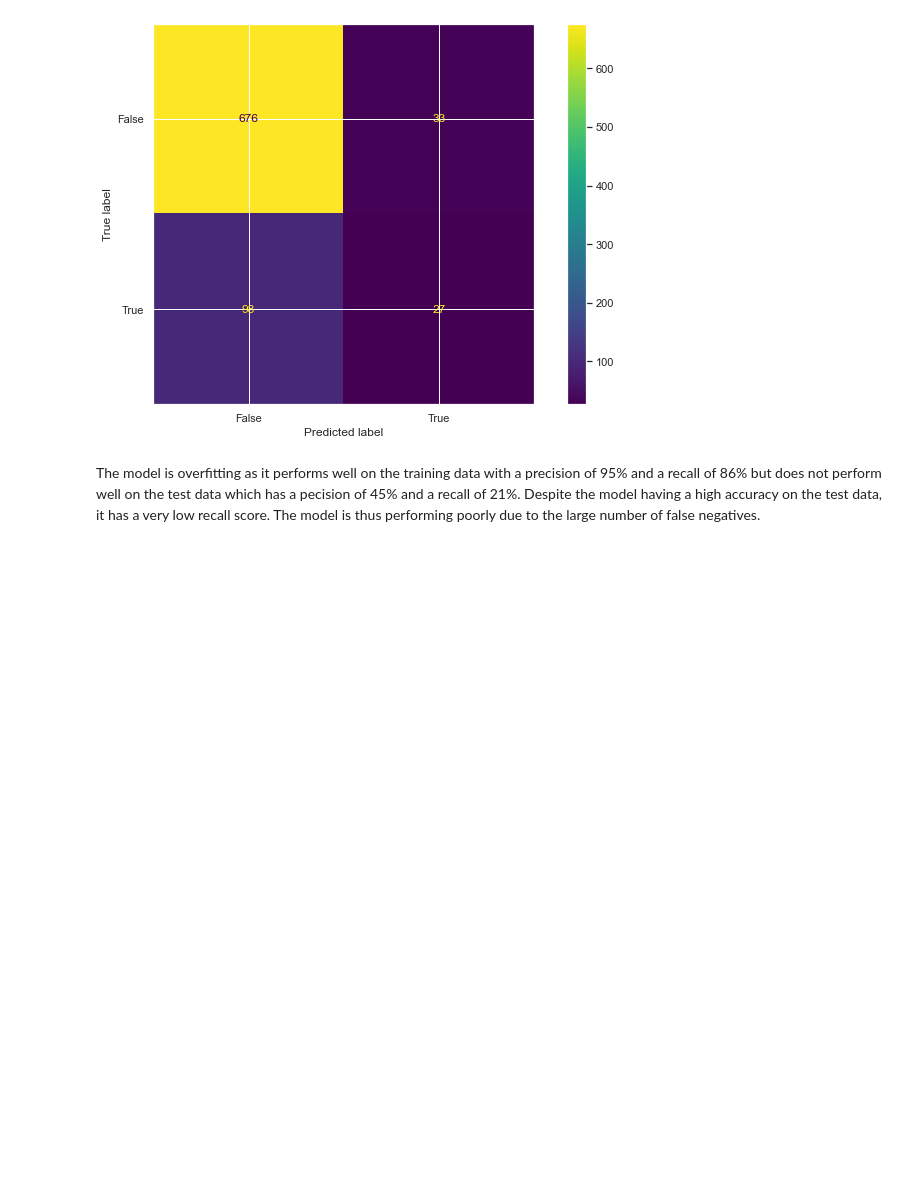
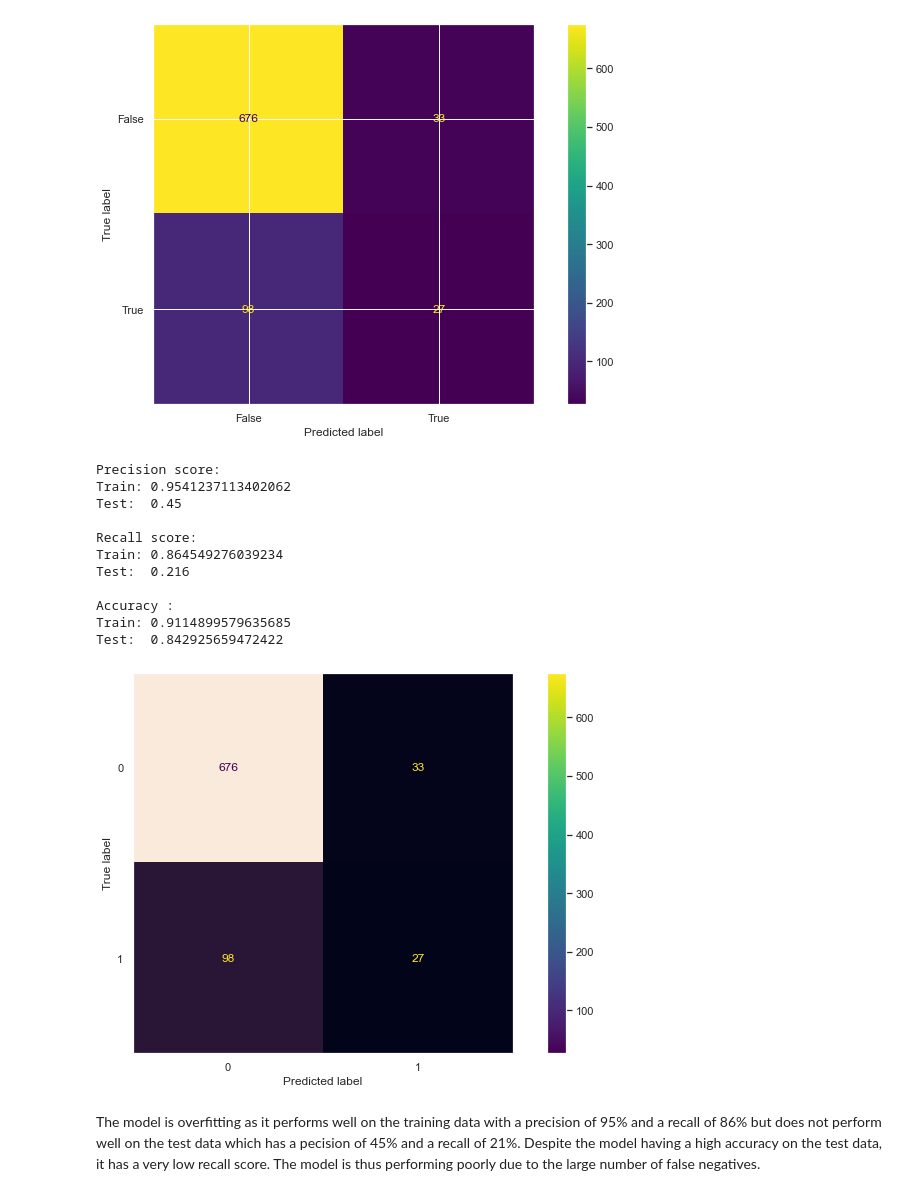
Before and after one commit to Leon380/Phase3_Project, a Jupyter notebook: notebook.ipynb, the cells around one changed output. Drawn from its saved outputs; the diff is of its cells as text; code cells hidden in the pictures; blank space fills up the shorter version.

```diff
--- a/notebook.ipynb
+++ b/notebook.ipynb
@@ -546,6 +546,42 @@ Accuracy :
 Train: 0.9114899579635685
 Test:  0.842925659472422
 [figure]
+# %%
+# function to evaluate the performance of the model
+def evaluate(model, X_test, y_test):
+    y_train_preds = model.predict(X_train_resampled)
+    y_test_preds = model.predict(X_test)
+    print('Precision score: ')
+    print('Train:', precision_score(y_train_resampled, y_train_preds))
+    print('Test: ', precision_score(y_test, y_test_preds))
+    print('')
+    print('Recall score: ')
+    print('Train:', recall_score(y_train_resampled, y_train_preds))
+    print('Test: ', recall_score(y_test, y_test_preds))
+    print('')
+    print('Accuracy : ')
+    print('Train:', accuracy_score(y_train_resampled, y_train_preds))
+    print('Test: ', accuracy_score(y_test, y_test_preds))
+    cm = confusion_matrix(y_test, y_test_preds)
+    disp = ConfusionMatrixDisplay(cm).plot()
+    plt.imshow(cm)
+    plt.grid(False)
+    plt.show();
+# evaluate the performance of the model
+evaluate(pipe_log, X_test, y_test)
+# %% [output]
+Precision score:
+Train: 0.9541237113402062
+Test:  0.45
+
+Recall score:
+Train: 0.864549276039234
+Test:  0.216
+
+Accuracy :
+Train: 0.9114899579635685
+Test:  0.842925659472422
+[figure, added]
 # %% [markdown]
 The model is overfitting as it performs well on the training data with a precision of 95% and a recall of 86% but does not perform well on the test data which has a pecision of 45% and a recall of 21%.
 Despite the model having a high accuracy on the test data, it has a very low recall score. The model is thus performing poorly due to the large number of false negatives.
```
Also changed, not shown: parts of 2 cells of this notebook.
